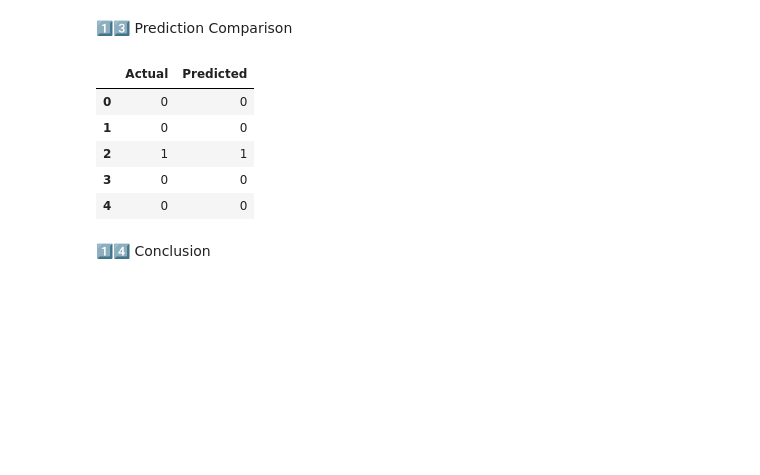
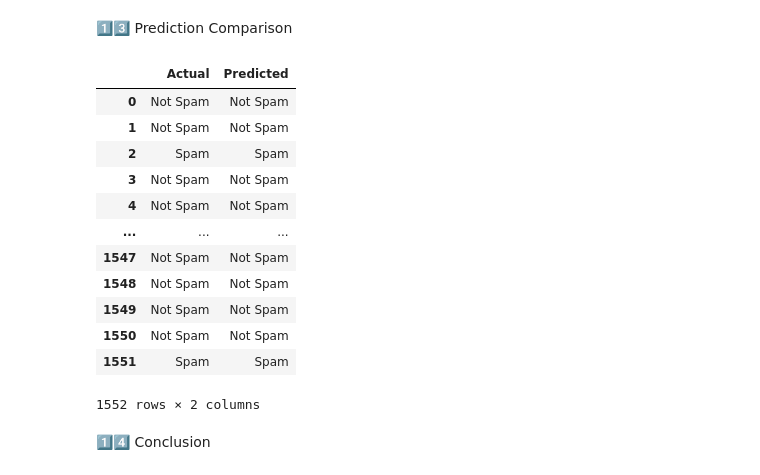
Before and after one commit to AaronShajan1097/ml-ai-projects, a Jupyter notebook: Machine Learning/Classification/Logistic_Regression/spam_email_classifier/spam_email_classifier.ipynb, the cells around one changed output. Saved outputs shown, nothing was run; the diff lists cells and outputs as text; code cells hidden in the pictures; blank space fills up the shorter version.

```diff
--- a/Machine Learning/Classification/Logistic_Regression/spam_email_classifier/spam_email_classifier.ipynb
+++ b/Machine Learning/Classification/Logistic_Regression/spam_email_classifier/spam_email_classifier.ipynb
@@ -156,16 +177,27 @@ plt.show()
 # %%
 comparison = pd.DataFrame({
     "Actual": y_test.values,
     "Predicted": y_pred
 })
-comparison.head()
+
+comparison["Actual"] = comparison["Actual"].map({0: "Not Spam", 1: "Spam"})
+comparison["Predicted"] = comparison["Predicted"].map({0: "Not Spam", 1: "Spam"})
+
+comparison
 # %% [output]
 |  | Actual | Predicted |
-| 0 | 0 | 0 |
-| 1 | 0 | 0 |
-| 2 | 1 | 1 |
-| 3 | 0 | 0 |
-| 4 | 0 | 0 |
+| 0 | Not Spam | Not Spam |
+| 1 | Not Spam | Not Spam |
+| 2 | Spam | Spam |
+| 3 | Not Spam | Not Spam |
+| 4 | Not Spam | Not Spam |
+| ... | ... | ... |
+| 1547 | Not Spam | Not Spam |
+| 1548 | Not Spam | Not Spam |
+| 1549 | Not Spam | Not Spam |
+| 1550 | Not Spam | Not Spam |
+| 1551 | Spam | Spam |
+1552 rows × 2 columns
 # %% [markdown]
 1️⃣4️⃣ Conclusion
 # %% [markdown]
```
Also changed, not shown: parts of 3 cells of this notebook.
